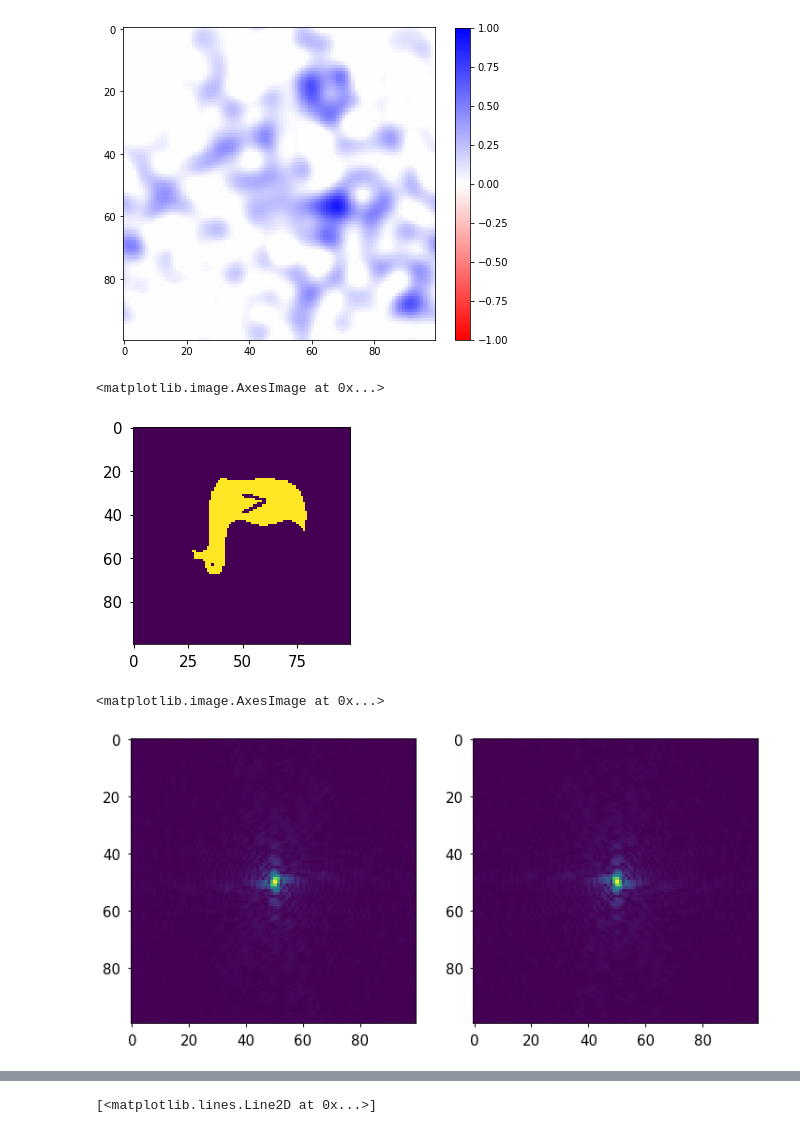
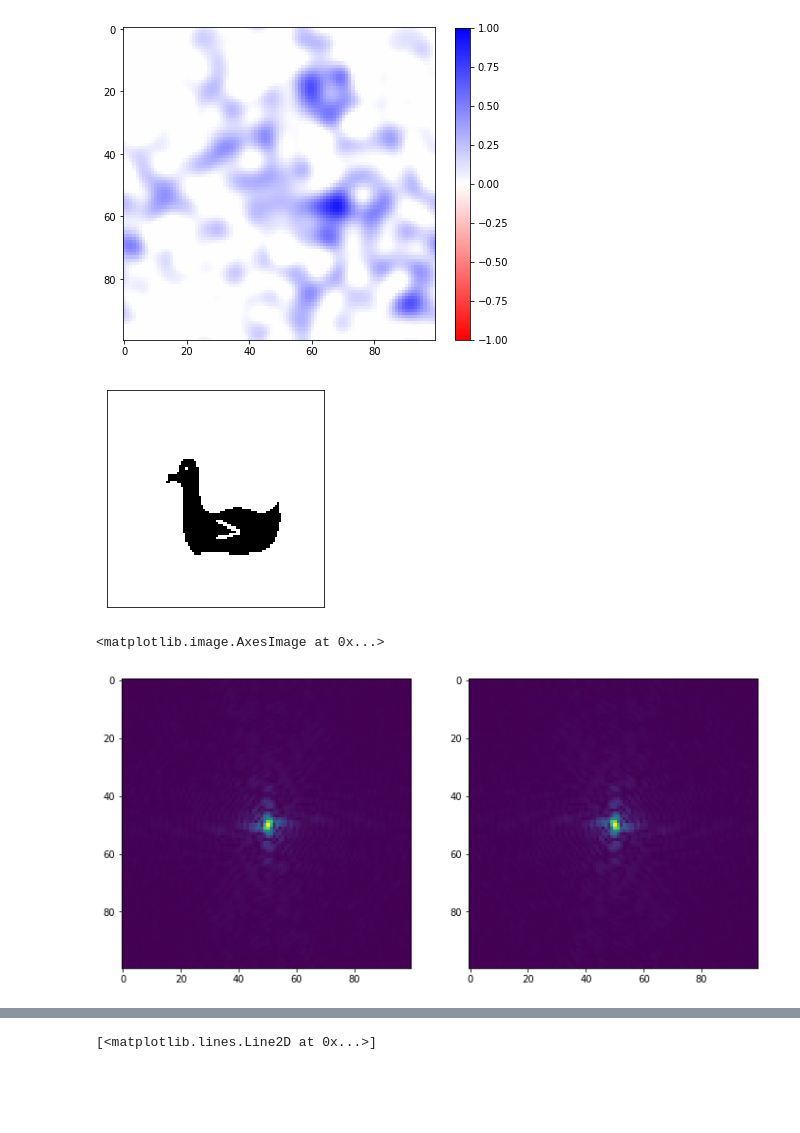
Before and after one commit to Hekstra-Lab/phase-retrieval, a Jupyter notebook: jbg_images.ipynb, the cells around one changed output, grey strips where cells are left out. Saved outputs shown, nothing was run; the diff lists cells and outputs as text; code cells hidden in the pictures; blank space fills up the shorter version.

Commit message:
Cleaned up all the notebooks and added readme.

```diff
--- a/jbg_images.ipynb
+++ b/jbg_images.ipynb
@@ -5,13 +5,14 @@
 # %%
 %matplotlib inline
 import matplotlib.pyplot as plt
-import seaborn as sns
-sns.set_context("notebook", font_scale=1.5)
+#import seaborn as sns
+#sns.set_context("notebook", font_scale=1.5)
 import numpy as np
 import phase_mixing_utils
 import phase_retrieval
 from scipy.ndimage import filters
 from skimage import color
+from skimage.transform import resize
 # %%
 # Ring structure
 def_uc = 100
@@ -165,6 +166,6 @@ for i, img in enumerate(rstrack[:500:1]):
     plt.savefig("movie/img%04d.png" %i)
     plt.close()
 # %%
-duck = plt.imread("duck.png")
+duck = plt.imread("Images/duck.png")
 duck = np.abs(color.rgb2gray(duck)[75:175, 75:175] - 1)
 duck = (duck - duck.min()) / (duck.max() - duck.min())
@@ -171,10 +174,13 @@ duck = (duck - duck.min()) / (duck.max() - duck.min())
 # %%
 duck.max()
 flipduck = np.flipud(duck)
-plt.imshow(flipduck)
+plt.imshow(duck,cmap="Greys")
+plt.xticks([])
+plt.yticks([])
+plt.savefig("Images/disp_duck.png",dpi=600)
+plt.show()
 # %% [output]
-<matplotlib.image.AxesImage at 0x...>
-[figure, old version]
+[figure, new version]
 # %%
 duckfft = np.fft.fft2(duck)
 mags = phase_mixing_utils.get_mag(duckfft)
@@ -184,5 +190,5 @@ axs[0].imshow(np.fft.fftshift(mags))
 axs[1].imshow(np.fft.fftshift(mags_flip))
 # %% [output]
 <matplotlib.image.AxesImage at 0x...>
-[figure, old version]
+[figure, new version]
 # %%
```
Also changed, not shown: parts of 5 cells of this notebook, 9 other files.
